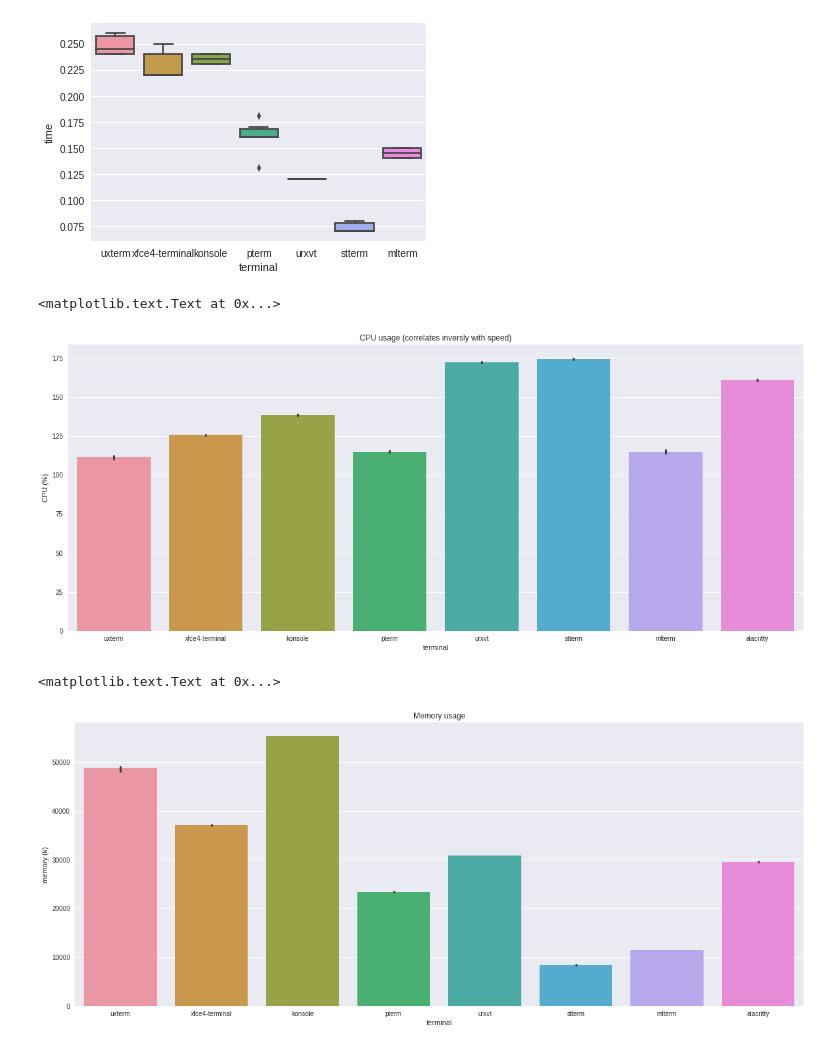
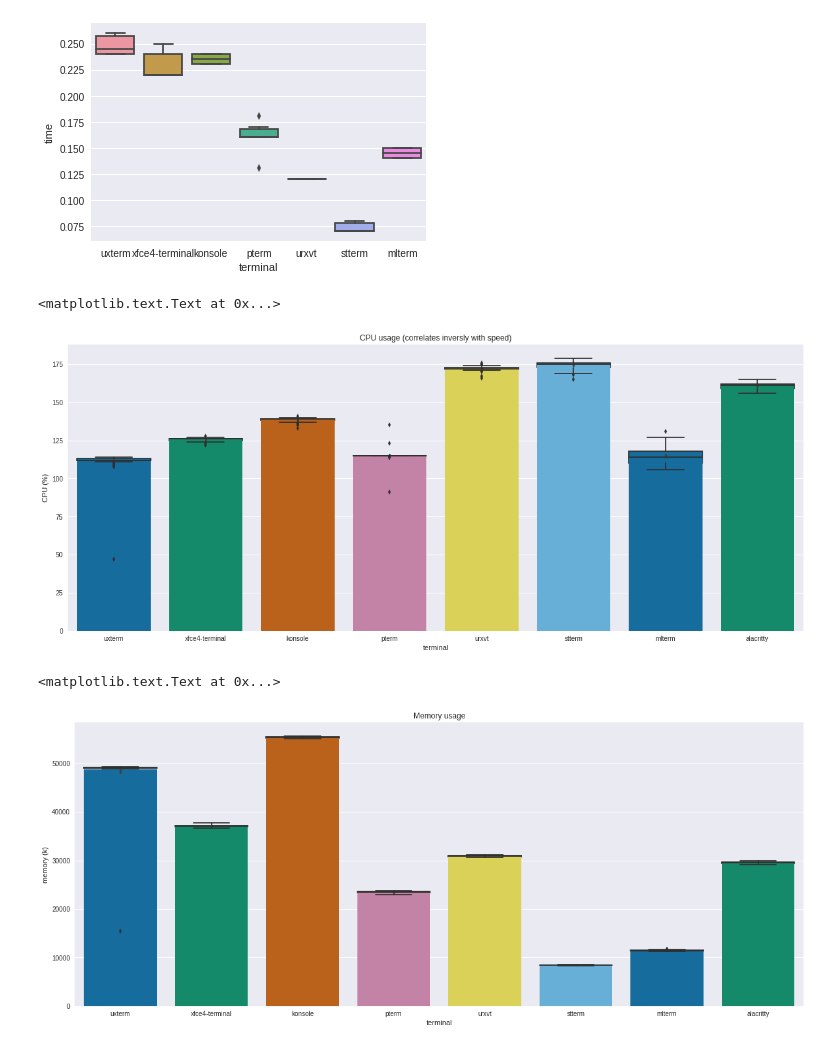
Before and after one commit to anarcat/terms-benchmarks, a Jupyter notebook: benchmarks.ipynb, the cells around one changed output. Drawn from its saved outputs; the diff is of its cells as text; code cells hidden in the pictures.

Commit message:
hardcode all color palettes to colorblind, describe each dataset

```diff
--- a/benchmarks.ipynb
+++ b/benchmarks.ipynb
@@ -94,20 +114,25 @@ ax = sns.boxplot(data=small, x='terminal', y='time')
 # %%
 fig, _ = plt.subplots()
 fig.set_figwidth(FIG_WIDTH)
 fig.set_figheight(FIG_HEIGTH)
-ax = sns.barplot(data=data, x='terminal', y='cpu')
+
+ax = sns.barplot(data=data, x='terminal', y='cpu', palette='colorblind')
+ax = sns.boxplot(data=data, x='terminal', y='cpu', palette='colorblind')
 ax.set_title('CPU usage (correlates inversly with speed)')
 ax.set_ylabel('CPU (%)')
 # %% [output]
 <matplotlib.text.Text at 0x...>
-[figure, old version]
+[figure, new version]
 # %%
 fig, _ = plt.subplots()
 fig.set_figwidth(FIG_WIDTH)
 fig.set_figheight(FIG_HEIGTH)
-ax = sns.barplot(data=data, x='terminal', y='memory')
+
+# no visible variability, apart from an outlier in xterm
+ax = sns.boxplot(data=data, x='terminal', y='memory', palette='colorblind')
+ax = sns.barplot(data=data, x='terminal', y='memory', palette='colorblind')
 ax.set_title('Memory usage')
 ax.set_ylabel('memory (k)')
 # %% [output]
 <matplotlib.text.Text at 0x...>
-[figure, old version]
+[figure, new version]
```
Also changed, not shown: parts of 8 cells of this notebook.
